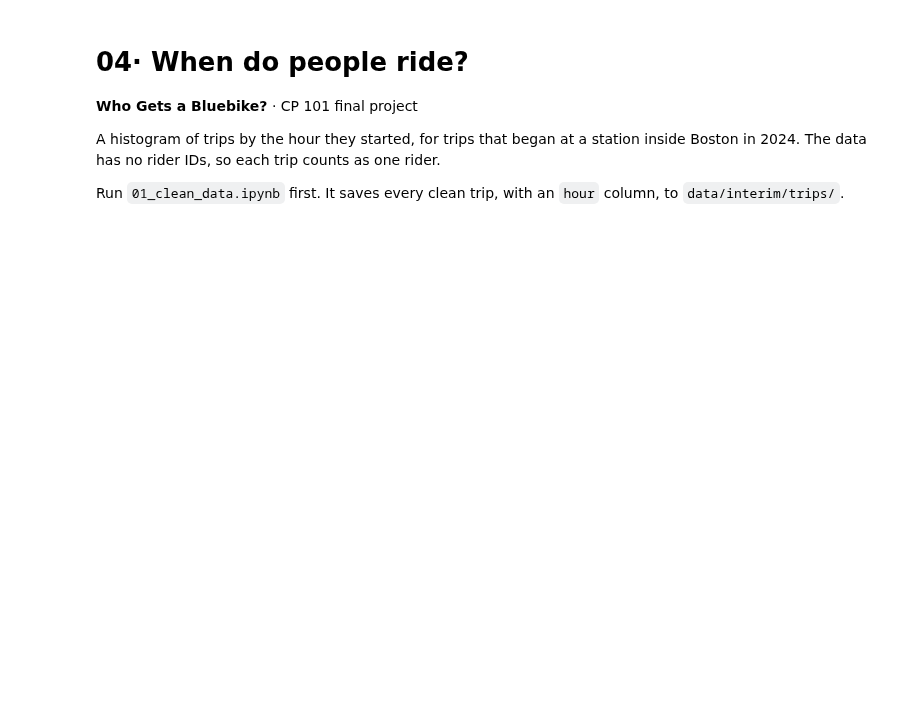
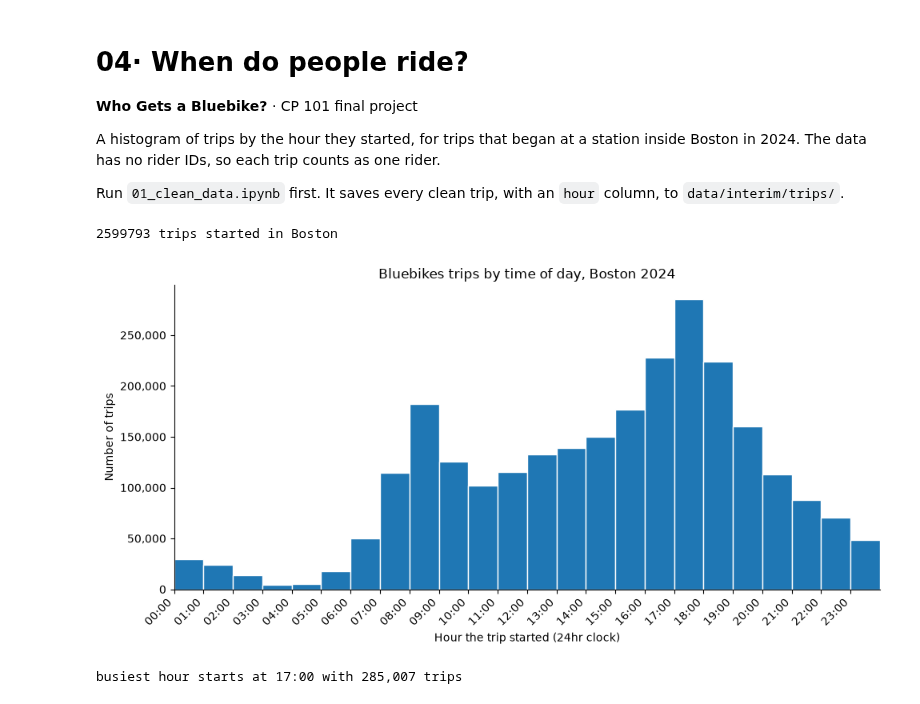
Before and after one commit to CYPLAN-101-Fall-2026-Group-23/bluebikes_equity, a Jupyter notebook: notebooks/04_time_of_day.ipynb, the cells around one changed output. Drawn from its saved outputs; the diff is of its cells as text; code cells hidden in the pictures; blank space fills up the shorter version.

```diff
--- a/notebooks/04_time_of_day.ipynb
+++ b/notebooks/04_time_of_day.ipynb
@@ -16,9 +16,8 @@ INTERIM_TRIPS = Path("../data/interim/trips")
 CLEAN = Path("../data/clean")
 
 trip_files = sorted(INTERIM_TRIPS.glob("*.parquet"))
-assert len(trip_files) == 12, "Expected 12 monthly files. Run 01_clean_data.ipynb first."
 
-# read only the columns we need, so the 4.7 million trips fit easily in memory
+# read only the columns we need, so the many trips fit easily in memory
 trips = pd.concat(
     [pd.read_parquet(p, columns=["start_station_id", "hour", "is_weekend"]) for p in trip_files],
     ignore_index=True,
@@ -30,26 +29,29 @@ boston_ids = stations.loc[stations["in_boston"], "station_id"]
 trips = trips[trips["start_station_id"].isin(boston_ids)]
 
 print(len(trips), "trips started in Boston")
+# %% [output]
+2599793 trips started in Boston
 # %%
-# trips in each hour, 0 (midnight to 1 am) through 23 (11 pm to midnight)
-by_hour = trips["hour"].value_counts().reindex(range(24), fill_value=0)
-
-hour_labels = ["12a"] + [str(h) + "a" for h in range(1, 12)] + ["12p"] + [str(h) + "p" for h in range(1, 12)]
+# a histogram of start hours: 24 bins, one per hour, from 00:00 to 24:00
+hour_labels = [str(h).zfill(2) + ":00" for h in range(24)]   # 24-hour clock: "00:00" through "23:00"
 
 fig, ax = plt.subplots(figsize=(10, 5))
-ax.bar(by_hour.index, by_hour.values, width=1.0, align="edge", color="#0b6e4f", edgecolor="white")
+ax.hist(trips["hour"], bins=range(25), edgecolor="white")
 ax.set_xticks(range(24))
-ax.set_xticklabels(hour_labels)
+ax.set_xticklabels(hour_labels, rotation=45, ha="right")
 ax.set_xlim(0, 24)
-ax.set_xlabel("Hour the trip started")
+ax.set_xlabel("Hour the trip started (24hr clock)")
 ax.set_ylabel("Number of trips")
 ax.yaxis.set_major_formatter(lambda y, _: f"{y:,.0f}")
 ax.set_title("Bluebikes trips by time of day, Boston 2024")
 ax.spines[["top", "right"]].set_visible(False)
 plt.tight_layout()
 plt.show()
 
 print("busiest hour starts at", hour_labels[by_hour.idxmax()], "with", f"{by_hour.max():,}", "trips")
+# %% [output]
+[figure, added]
+busiest hour starts at 17:00 with 285,007 trips
 # %%
 # weekdays and weekends follow different patterns, so plot them side by side.
 # divide by the number of days of each kind so the two bars are comparable
```
Also changed, not shown: parts of 1 cell of this notebook, 5 other files.
